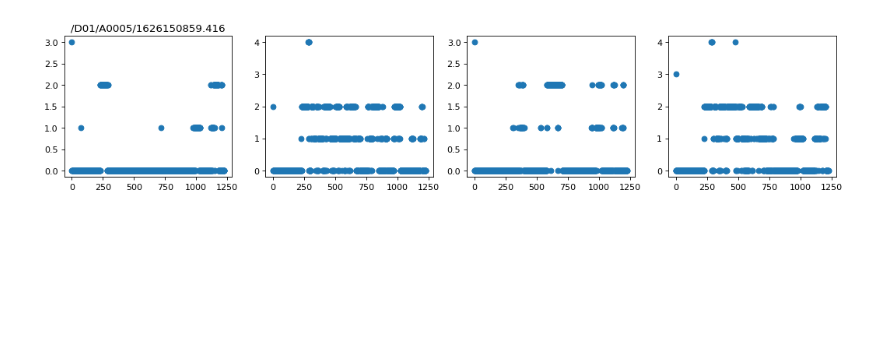
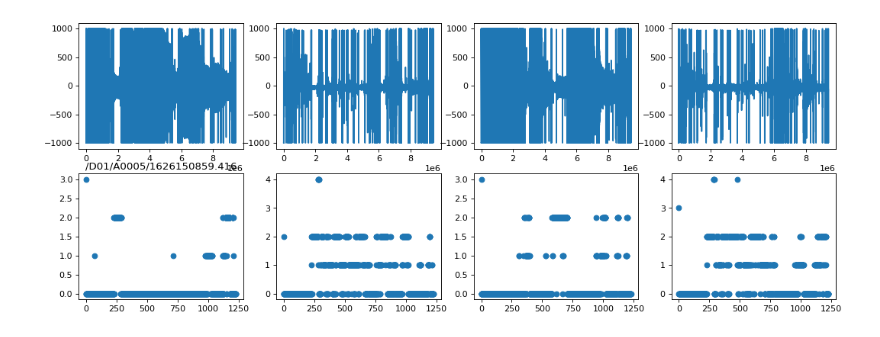
Before and after one commit to totemic/tinysleepnet, a Jupyter notebook: check_preds.ipynb, the cells around one changed output. Cells and saved outputs as stored; diff of their text form; code cells hidden in the pictures; blank space fills up the shorter version.

Commit message:
added eeg plots

```diff
--- a/check_preds.ipynb
+++ b/check_preds.ipynb
@@ -5,31 +5,31 @@ from pathlib import Path
 from matplotlib.backends.backend_pdf import PdfPages
 import re
 # %%
-def _load(fn):
-    return np.load(fn)['stages']
+def _load(fi, fn):
+    return np.load(fi)['eeg_array'], np.load(fn)['stages']
 
-def _plot(xx, name):
-    plt.figure(figsize=(16, 3), dpi=80)
+def _plot(xx, ss, name):
+    plt.figure(figsize=(16, 6), dpi=80)
     for kk in range(4):
-        plt.subplot(1,4,kk+1)
+        plt.subplot(2,4,kk+1)
         if kk==0: plt.title(name)
-        plt.scatter(np.arange(xx.shape[1]), xx[kk])
-
-# fn='session_export/D01/A0005/1626150859.416/ds_stages_1626150859.416.npz'
-# xx=_load(fn)
-# name = re.sub('session_export','',fn)
-# name = re.sub('/ds.*','',name)
-# _plot(xx,name)
+        plt.plot(xx[:,kk])
+    for kk in range(4):
+        plt.subplot(2,4,kk+5)
+        plt.scatter(np.arange(ss.shape[1]), ss[kk])
 
 with PdfPages('report.pdf') as pdf:
-    fll = [str(xx) for xx in Path('session_export/').rglob('ds_stages*.npz')]
-    for fn in fll:
-        print(fn)
+    # fll = [str(ss) for ss in Path('session_export/').rglob('ds_stages*.npz')]
+    fll = [str(ss) for ss in Path('session_export/').rglob('eeg_*.npz')]
+    # fno = re.sub('eeg_', 'ds_stages_',fn)
+
+    for fi in fll:
+        fn = re.sub('eeg_', 'ds_stages_',fi)
         name = re.sub('session_export','',fn)
         name = re.sub('/ds.*','',name)
-        _plot(_load(fn),name)
-        pdf.savefig()
-        plt.close()
-        # break
+        _plot(*_load(fi, fn), name)
+        # pdf.savefig()
+        # plt.close()
+        break
 # %% [output]
-[figure, old version]
+[figure, new version]
```
